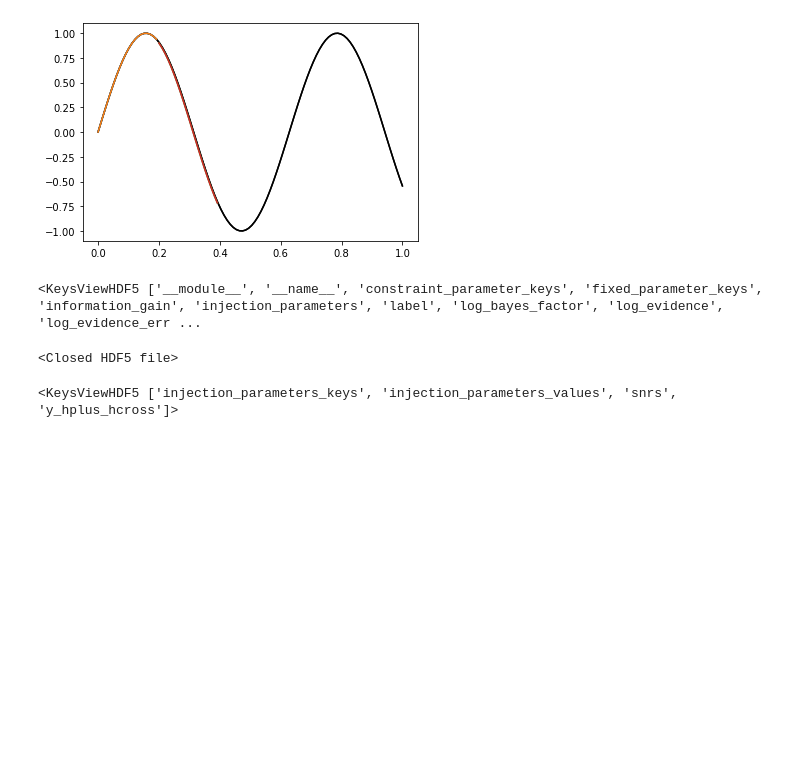
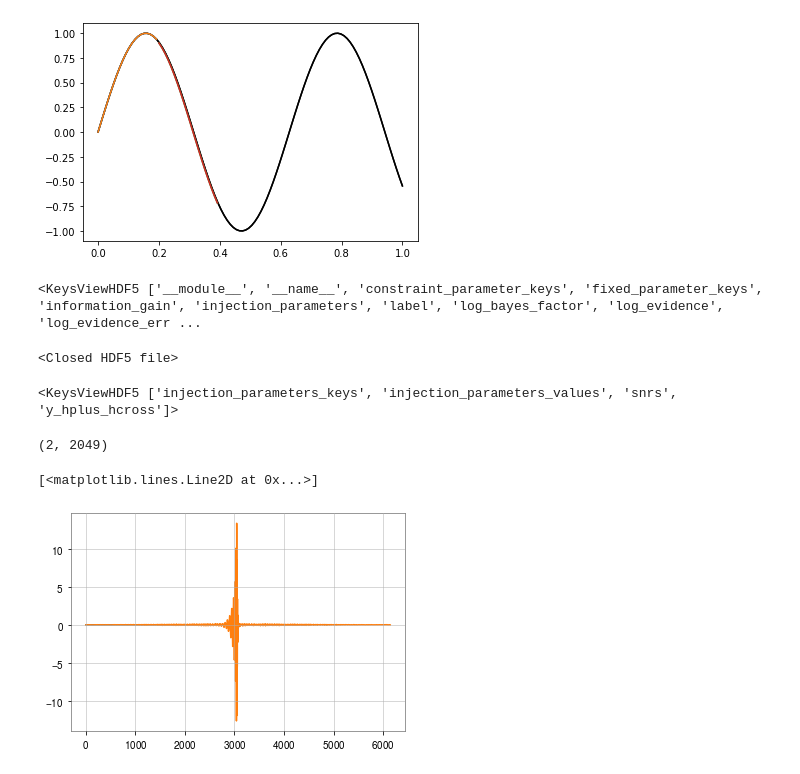
Before and after one commit to jcbayley/vitamin, a Jupyter notebook: notebooks/data_test.ipynb, the cells around one changed output. Saved outputs shown, nothing was run; the diff lists cells and outputs as text; code cells hidden in the pictures; blank space fills up the shorter version.

```diff
--- a/notebooks/data_test.ipynb
+++ b/notebooks/data_test.ipynb
@@ -224,0 +235,41 @@ with h5py.File(rdir,"r") as f:
+# %%
+with h5py.File(fnamet, "r") as f:
+    ynf = np.array(f["y_data_noisefree"])
+    #injection_parameters_keys = [st.decode() for st in f['injection_parameters_keys']]
+    #injection_parameters_values = np.array(f['injection_parameters_values'])
+# %%
+with h5py.File(fname, "r") as f:
+    yhp = np.array(f["y_hplus_hcross"])
+    injection_parameters_keys = [st.decode() for st in f['injection_parameters_keys']]
+    injection_parameters_values = np.array(f['injection_parameters_values'])
+# %%
+np.shape(yhp[0])
+# %% [output]
+(2, 2049)
+# %%
+ifos = bilby.gw.detector.InterferometerList(cfg.config["data"]['detectors'])
+tdt.get_psd_for_ifo(ifos)
+# %%
+injection_parameters = {key: val[0] for key, val in zip(injection_parameters_keys, injection_parameters_values)}
+
+#injection_parameters["geocent_time"] += self.config["data"]["ref_geocent_time"]
+
+Nt = cfg.config["data"]["sampling_frequency"]*cfg.config["data"]["duration"]
+whitened_signals_td = []
+polarisations = {"plus":yhp[0][0], "cross":yhp[0][1]}
+for dt in range(len(cfg.config["data"]['detectors'])):
+    ifos[dt].sampling_frequency=cfg.config["data"]["sampling_frequency"]
+    ifos[dt].duration=cfg.config["data"]["duration"]
+    ifos[dt].start_time=cfg.config["data"]["ref_geocent_time"] - cfg.config["data"]["duration"]/2
+
+    signal_fd = ifos[dt].get_detector_response(polarisations, injection_parameters)
+    whitened_signal_fd = signal_fd/ifos[dt].amplitude_spectral_density_array
+    whitened_signal_td = np.sqrt(2.0*Nt)*np.fft.irfft(whitened_signal_fd)
+    whitened_signals_td.append(whitened_signal_td)
+# %%
+fig, ax = plt.subplots()
+ax.plot(whitened_signals_td[0])
+ax.plot(ynf[1])
+# %% [output]
+[<matplotlib.lines.Line2D at 0x...>]
+[figure, added]
```
Also changed, not shown: parts of 13 cells of this notebook, 3 other files.
